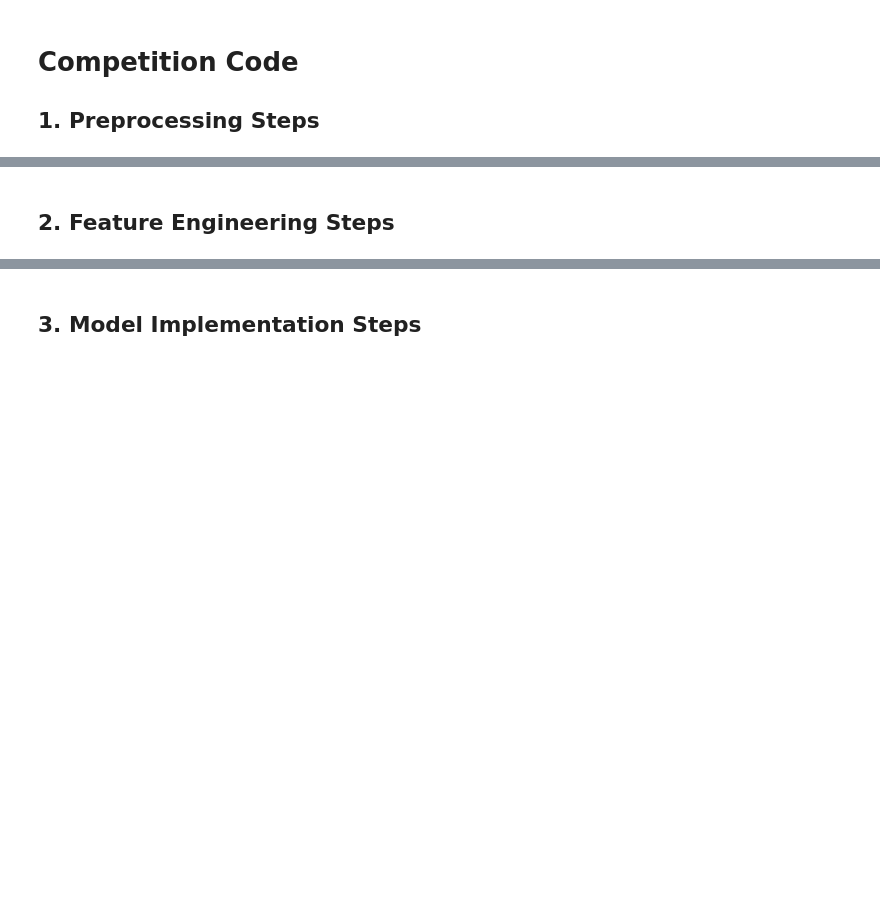
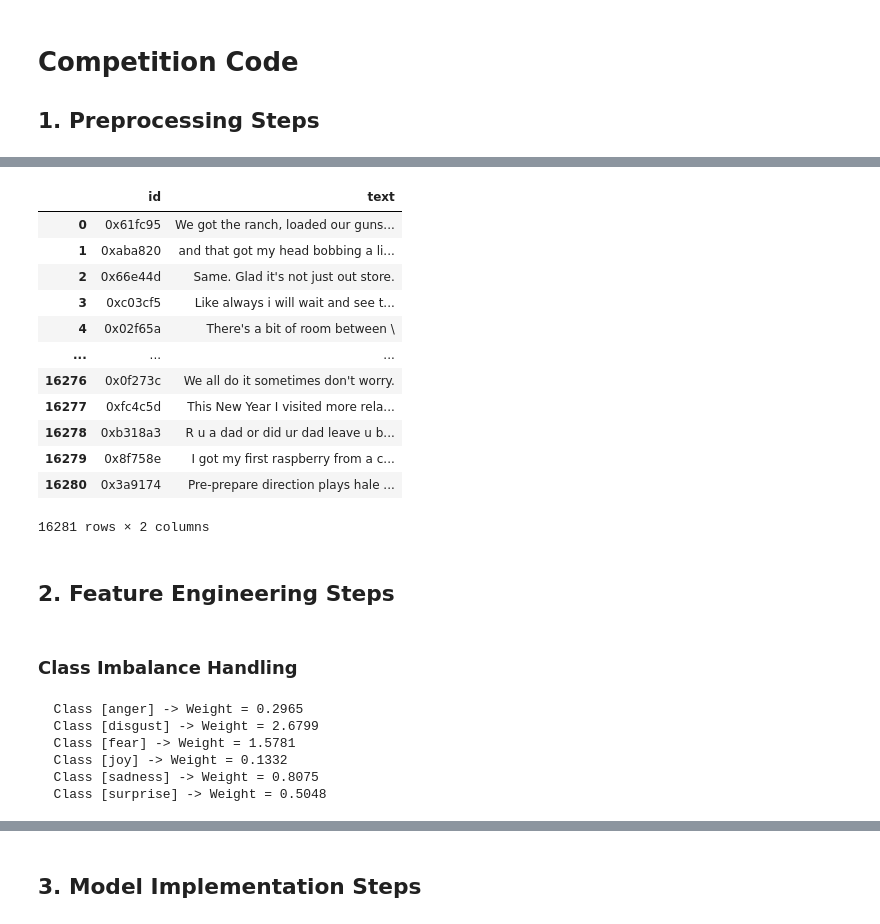
Before and after one commit to bbswei/DM2025-Lab2-Exercise, a Jupyter notebook: DM2025-Lab2-Homework.ipynb, the cells around one changed output, grey strips where cells are left out. Drawn from its saved outputs; the diff is of its cells as text; code cells hidden in the pictures; blank space fills up the shorter version.

```diff
--- a/DM2025-Lab2-Homework.ipynb
+++ b/DM2025-Lab2-Homework.ipynb
@@ -152,2 +164,18 @@ Markdown Syntax to Add Image: `![Description of the Image](./your_local_folder/n
+# %%
+test_df
+# %% [output]
+|  | id | text |
+| 0 | 0x61fc95 | We got the ranch, loaded our guns... |
+| 1 | 0xaba820 | and that got my head bobbing a li... |
+| 2 | 0x66e44d | Same. Glad it's not just out store. |
+| 3 | 0xc03cf5 | Like always i will wait and see t... |
+| 4 | 0x02f65a | There's a bit of room between \ |
+| ... | ... | ... |
+| 16276 | 0x0f273c | We all do it sometimes don't worry. |
+| 16277 | 0xfc4c5d | This New Year I visited more rela... |
+| 16278 | 0xb318a3 | R u a dad or did ur dad leave u b... |
+| 16279 | 0x8f758e | I got my first raspberry from a c... |
+| 16280 | 0x3a9174 | Pre-prepare direction plays hale ... |
+16281 rows × 2 columns
 # %% [markdown]
 ## 2. Feature Engineering Steps
@@ -155,0 +182,21 @@ Markdown Syntax to Add Image: `![Description of the Image](./your_local_folder/n
+# %% [markdown]
+### Class Imbalance Handling
+# %%
+# Using Inversed Class Frequency to Calculate Class Weights
+class_counts = train_df['label'].value_counts().sort_index().values
+total_samples = class_counts.sum()
+# W_i = 1 / (Count_i / Total_Samples) = Total_Samples / Count_i
+class_weights = total_samples / class_counts
+
+class_weights = class_weights / class_weights.mean()
+class_weights = torch.tensor(class_weights, dtype=torch.float32)
+
+for i, weight in enumerate(class_weights):
+    print(f"  Class [{class_names[i]}] -> Weight = {weight:.4f}")
+# %% [output]
+  Class [anger] -> Weight = 0.2965
+  Class [disgust] -> Weight = 2.6799
+  Class [fear] -> Weight = 1.5781
+  Class [joy] -> Weight = 0.1332
+  Class [sadness] -> Weight = 0.8075
+  Class [surprise] -> Weight = 0.5048
```
Also changed, not shown: parts of 34 cells of this notebook.
